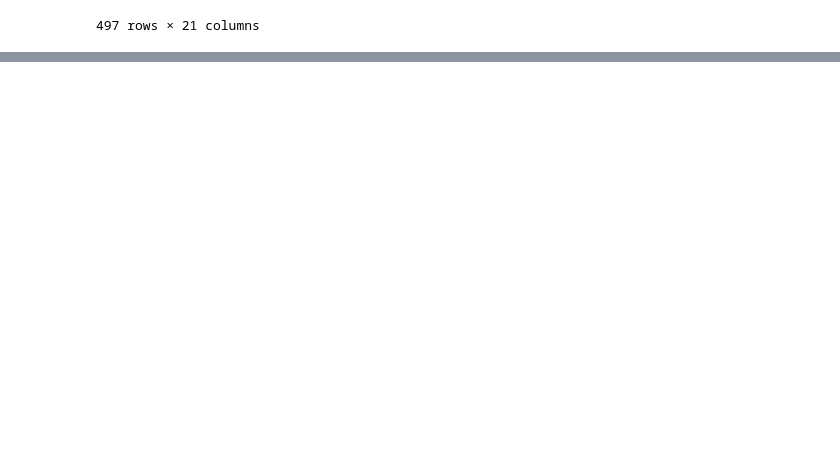
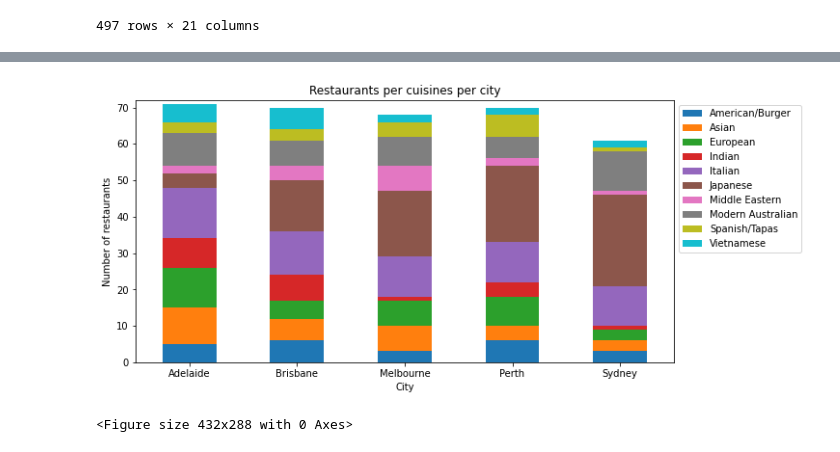
Before and after one commit to ashdrayton/Zomato-Restaurants-Reviews, a Jupyter notebook: Babette/Cuisines_Top_497.ipynb, the cells around one changed output, grey strips where cells are left out. Saved outputs shown, nothing was run; the diff lists cells and outputs as text; code cells hidden in the pictures; blank space fills up the shorter version.

Commit message:
Latest Ppt notebooks
Stacked bar

```diff
--- a/Babette/Cuisines_Top_497.ipynb
+++ b/Babette/Cuisines_Top_497.ipynb
@@ -179,4 +163,21 @@ cuisine_city
 |  | Spanish/Tapas | 1 |
+# %%
+#Breakdown of restaurants per user ratings across cities
+cuisine=final_df.groupby(['City'])['Cuisine_1'].value_counts().unstack('Cuisine_1').fillna(0)
+cuisine.plot(kind='bar', stacked=True, legend=False, rot=0, figsize=(10,5)).legend(bbox_to_anchor=(1, 1))
+# Set textual properties
+plt.title("Restaurants per cuisines per city")
+plt.ylabel("Number of restaurants")
+plt.xlim(-0.5,len(cuisine)-0.5)
+plt.ylim(0,72)
+#Save image
+plt.savefig('images/Restaurants per cuisines per city.png')
+# Show plot
+plt.show()
+plt.tight_layout()
+# %% [output]
+[figure, added]
+<Figure size 432x288 with 0 Axes>
 # %%
 cuisine_group = final_df.groupby("Cuisine_1")
 cities_per_cuisines = pd.DataFrame(cuisine_group["City"].value_counts())
```
Also changed, not shown: parts of 7 cells of this notebook, 16 other files.
